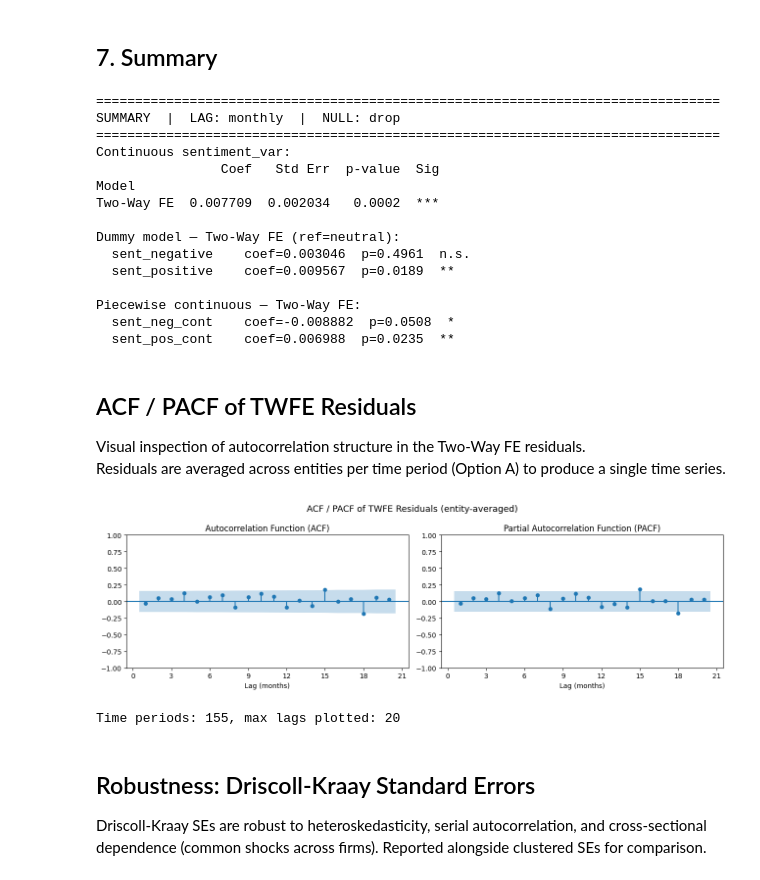
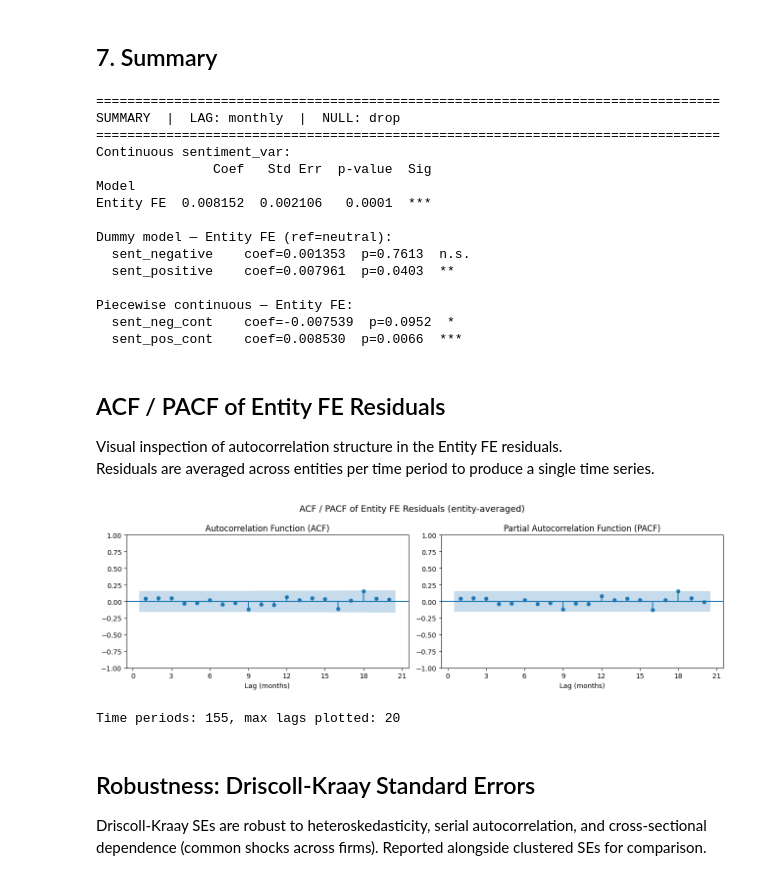
Before and after one commit to shakunage/thesis-work, a Jupyter notebook: panel_data_analysis/sentiment_analysis_monthly.ipynb, the cells around one changed output. Saved outputs shown, nothing was run; the diff lists cells and outputs as text; code cells hidden in the pictures.

Commit message:
add ldv studies, update preffered model to fe

```diff
--- a/panel_data_analysis/sentiment_analysis_monthly.ipynb
+++ b/panel_data_analysis/sentiment_analysis_monthly.ipynb
@@ -580,87 +555,87 @@ print('=' * 80)
 
 # Continuous sentiment_var
 rows = []
-if 'sentiment_var' in fe_time_results.params.index:
-    p    = fe_time_results.params['sentiment_var']
-    se   = fe_time_results.std_errors['sentiment_var']
-    pval = fe_time_results.pvalues['sentiment_var']
-    rows.append({'Model': 'Two-Way FE', 'Coef': round(p, 6), 'Std Err': round(se, 6),
+if 'sentiment_var' in fe_results.params.index:
+    p    = fe_results.params['sentiment_var']
+    se   = fe_results.std_errors['sentiment_var']
+    pval = fe_results.pvalues['sentiment_var']
+    rows.append({'Model': 'Entity FE', 'Coef': round(p, 6), 'Std Err': round(se, 6),
                  'p-value': round(pval, 4), 'Sig': sig(pval)})
 else:
-    rows.append({'Model': 'Two-Way FE', 'Coef': None, 'Std Err': None,
-                 'p-value': None, 'Sig': 'absorbed'})
+    rows.append({'Model': 'Entity FE', 'Coef': None, 'Std Err': None,
+                 'p-value': None, 'Sig': 'n/a'})
 
 print('Continuous sentiment_var:')
 print(pd.DataFrame(rows).set_index('Model').to_string())
 
-print('\nDummy model — Two-Way FE (ref=neutral):')
+print('\nDummy model — Entity FE (ref=neutral):')
 for var in ['sent_negative', 'sent_positive']:
-    if var in fe_time_dummy_results.params.index:
-        coef = fe_time_dummy_results.params[var]
-        pval = fe_time_dummy_results.pvalues[var]
+    if var in fe_dummy_results.params.index:
+        coef = fe_dummy_results.params[var]
+        pval = fe_dummy_results.pvalues[var]
         print(f'  {var:15s}  coef={coef:.6f}  p={pval:.4f}  {sig(pval)}')
     else:
-        print(f'  {var:15s}  absorbed by time FE')
+        print(f'  {var:15s}  n/a')
 
-print('\nPiecewise continuous — Two-Way FE:')
+print('\nPiecewise continuous — Entity FE:')
 for var in ['sent_neg_cont', 'sent_pos_cont']:
-    if var in fe_pw_time_results.params.index:
-        coef = fe_pw_time_results.params[var]
-        pval = fe_pw_time_results.pvalues[var]
+    if var in fe_pw_results.params.index:
+        coef = fe_pw_results.params[var]
+        pval = fe_pw_results.pvalues[var]
         print(f'  {var:15s}  coef={coef:.6f}  p={pval:.4f}  {sig(pval)}')
     else:
-        print(f'  {var:15s}  absorbed by time FE')
+        print(f'  {var:15s}  n/a')
 # %% [output]
 ================================================================================
 SUMMARY  |  LAG: monthly  |  NULL: drop
 ================================================================================
 Continuous sentiment_var:
-                Coef   Std Err  p-value  Sig
+               Coef   Std Err  p-value  Sig
 Model
-Two-Way FE  0.007709  0.002034   0.0002  ***
+Entity FE  0.008152  0.002106   0.0001  ***
 
-Dummy model — Two-Way FE (ref=neutral):
-  sent_negative    coef=0.003046  p=0.4961  n.s.
-  sent_positive    coef=0.009567  p=0.0189  **
+Dummy model — Entity FE (ref=neutral):
+  sent_negative    coef=0.001353  p=0.7613  n.s.
+  sent_positive    coef=0.007961  p=0.0403  **
 
-Piecewise continuous — Two-Way FE:
-  sent_neg_cont    coef=-0.008882  p=0.0508  *
-  sent_pos_cont    coef=0.006988  p=0.0235  **
+Piecewise continuous — Entity FE:
+  sent_neg_cont    coef=-0.007539  p=0.0952  *
+  sent_pos_cont    coef=0.008530  p=0.0066  ***
 # %% [markdown]
-## ACF / PACF of TWFE Residuals
+## ACF / PACF of Entity FE Residuals
 
-Visual inspection of autocorrelation structure in the Two-Way FE residuals.
-Residuals are averaged across entities per time period (Option A) to produce a single time series.
+Visual inspection of autocorrelation structure in the Entity FE residuals.
+Residuals are averaged across entities per time period to produce a single time series.
 # %%
 import statsmodels.graphics.tsaplots as tsaplots
 import matplotlib.pyplot as plt
 
-# Average TWFE residuals across entities per time period
-resids = fe_time_results.resids
+# Average Entity FE residuals across entities per time period
+resids = fe_results.resids
 mean_resids = resids.groupby(level='Date').mean().sort_index()
 
 n_periods = len(mean_resids)
 max_lags = min(20, n_periods // 2 - 1)  # sensible lag limit for sample size
 
 fig, axes = plt.subplots(1, 2, figsize=(13, 4))
-fig.suptitle('ACF / PACF of TWFE Residuals (entity-averaged)', fontsize=13)
+fig.suptitle('ACF / PACF of Entity FE Residuals (entity-averaged)', fontsize=13)
 
 tsaplots.plot_acf(mean_resids, lags=max_lags, ax=axes[0], alpha=0.05, zero=False)
 axes[0].set_title('Autocorrelation Function (ACF)')
 axes[0].set_xlabel('Lag (months)')
 axes[0].xaxis.set_major_locator(plt.MaxNLocator(integer=True))
 
 tsaplots.plot_pacf(mean_resids, lags=max_lags, ax=axes[1], alpha=0.05, method='ywm', zero=False)
 axes[1].set_title('Partial Autocorrelation Function (PACF)')
 axes[1].set_xlabel('Lag (months)')
 axes[1].xaxis.set_major_locator(plt.MaxNLocator(integer=True))
 
 plt.tight_layout()
 plt.show()
 
 print(f'Time periods: {n_periods}, max lags plotted: {max_lags}')
 # %% [output]
-[figure, old version]
+[figure, new version]
 Time periods: 155, max lags plotted: 20
 # %% [markdown]
 ## Robustness: Driscoll-Kraay Standard Errors
```
Also changed, not shown: parts of 7 cells of this notebook, 8 other files.
